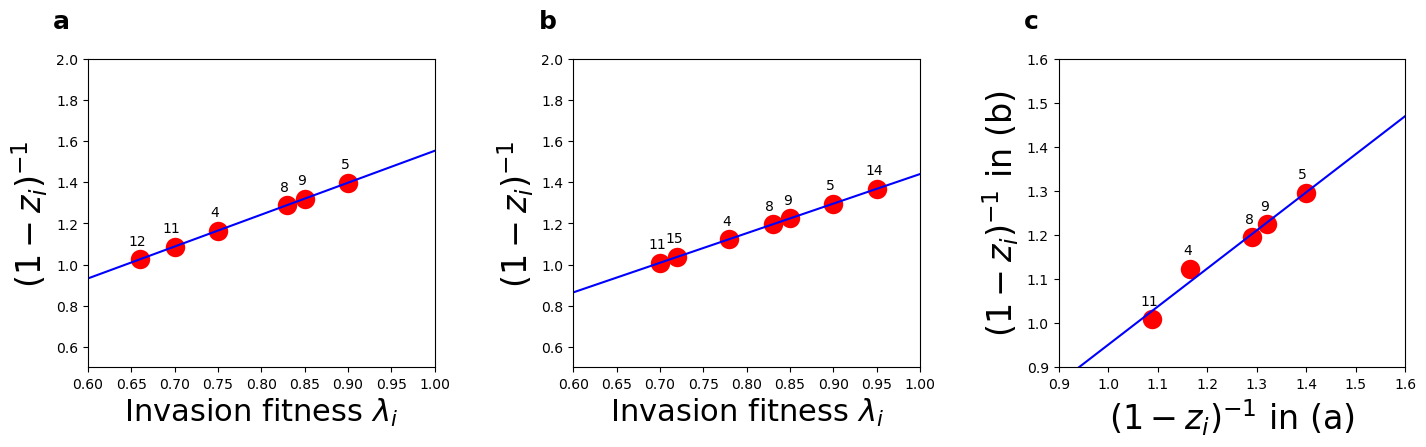
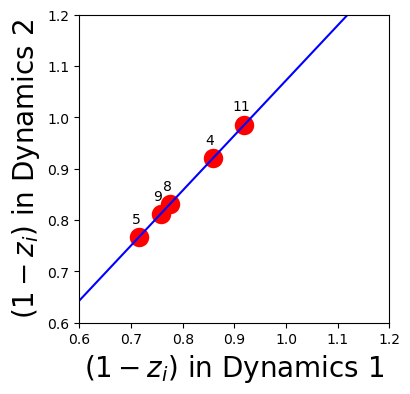
Code edit (unified diff) that turned the first committed figure into the second:
--- before
+++ after
@@ -1,54 +1,31 @@
-fig, ax = plt.subplots(1, 3, figsize = (17, 4))
-plt.subplots_adjust(wspace = 0.4)
+fig, ax = plt.subplots(1, 1, figsize = (4, 4))
 
-label = np.array(['a', 'b', 'c'])
-for k in range (0, 3):
-    ax[k].text(-0.1, 1.1, '{}'.format(label[k]), transform=ax[k].transAxes, size=18, weight='bold')
-
-inverse_array = np.array([0,0], dtype = object)
+term_array = np.array([0,0], dtype = object)
 x = np.linspace(0, 2, 100)
 
 for i in range (0,2):
-    inverse = []
+    term = []
+    invader = invader_array[i]
     idx = np.array(idx_array[i])
-    invader = invader_array[i]
-    frequency = frequency_array[i]
-    n = n_array[i]
-    for j in range (0, n):
-        temp = 1/(1- frequency[j])
-        inverse.append(temp)
+    lambda_survive = [invader[strain] for strain in idx]
+    ss = compute_z(lambda_survive)
+    
+    ss_common = []
+    for j in range (0, len(idx)):
+        if idx[j] in common:
+            ss_common.append(ss[j])
+    
+    term = [1-ss_common[j] for j in range (0, len(ss_common))]
+    term_array[i] = term
+    
+#linearity between common species between 2 sets
+slope_c, intercept_c, r, p, std_err = stats.linregress(term_array[0], term_array[1])
+ax.scatter(term_array[0], term_array[1], linewidth = 8, color = 'red') #survival ones
+ax.plot(x, slope_c*x + intercept_c, color = 'blue')
+ax.set_xlabel('$(1-z_i)$ in Dynamics 1', fontsize = 20)
+ax.set_ylabel('$(1-z_i)$ in Dynamics 2', fontsize = 20)
+ax.set_xlim(0.6, 1.2)
+ax.set_ylim(0.6, 1.2)
 
-    # Linear regression
-    invader_survive = np.array([invader[k] for k in idx])
-    inverse_survive = np.array([inverse[k] for k in idx])
-    
-    slope, intercept, r, p, std_err = stats.linregress(invader_survive, inverse_survive)
-    print(slope, intercept)
-    ax[i].scatter(invader_survive, inverse_survive, linewidth = 8, color = 'red') #survival ones
-
-    ax[i].plot(x, slope*x + intercept, color = 'blue')
-
-    ax[i].set_xlabel('Invasion fitness $\\lambda_i$', fontsize = 22)
-    ax[i].set_ylabel('$(1-z_i)^{-1}$', fontsize = 24)
-    ax[i].set_xlabel('Invasion fitness $\\lambda_i$', fontsize = 22)
-    ax[i].set_xlim(0.6, 1)
-    ax[i].set_ylim(0.5, 2)
-
-    for xi, yi, name in zip(invader_survive, inverse_survive, idx +1):
-        ax[i].annotate(name, (xi, yi), xytext=(-2, 8), textcoords="offset points", fontsize=10, ha="center", va="bottom")
-        
-    temp = np.array([inverse[k] for k in common])
-    print(temp)
-    inverse_array[i] = temp
-    
-#Figure c: linearity between common species between 2 sets
-slope_c, intercept_c, r, p, std_err = stats.linregress(inverse_array[0], inverse_array[1])
-ax[2].scatter(np.round(inverse_array[0],4), np.round(inverse_array[1],4), linewidth = 8, color = 'red') #survival ones
-ax[2].plot(x, slope_c*x + intercept_c, color = 'blue')
-ax[2].set_xlabel('$(1-z_i)^{-1}$ in (a)', fontsize = 24)
-ax[2].set_ylabel('$(1-z_i)^{-1}$ in (b)', fontsize = 24)
-ax[2].set_xlim(0.9, 1.6)
-ax[2].set_ylim(0.9, 1.6)
-
-for xi, yi, name in zip(inverse_array[0], inverse_array[1], common +1):
-    ax[2].annotate(name, (xi, yi), xytext=(-2, 8), textcoords="offset points", fontsize=10, ha="center", va="bottom")
+for xi, yi, name in zip(term_array[0], term_array[1], common +1):
+    ax.annotate(name, (xi, yi), xytext=(-2, 8), textcoords="offset points", fontsize=10, ha="center", va="bottom")

Commit: Add files via upload